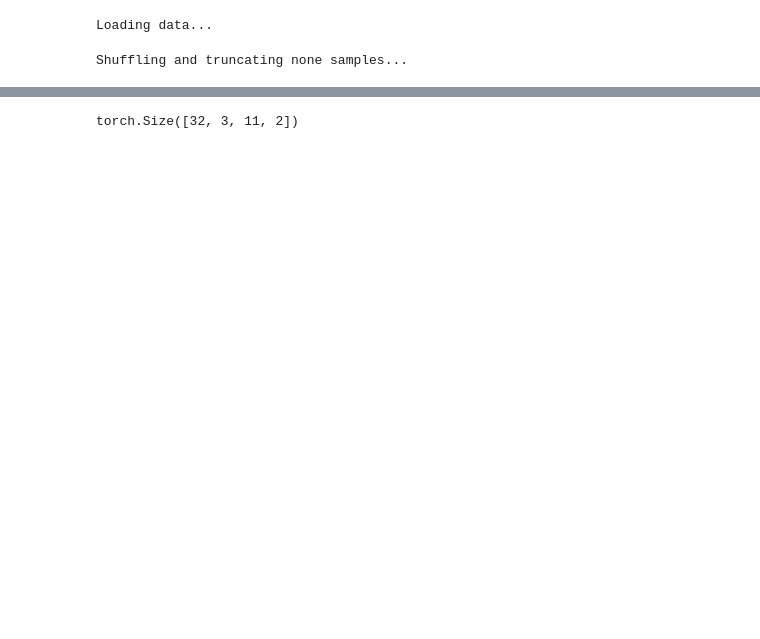
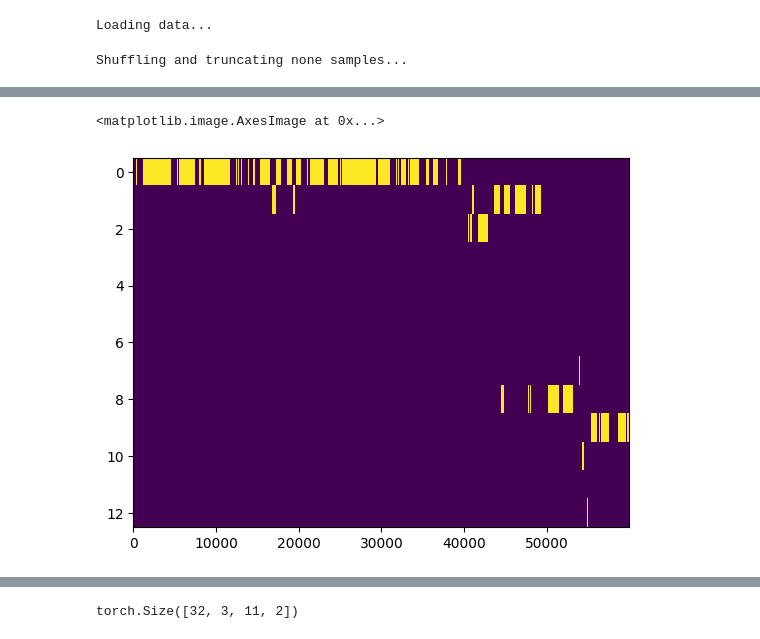
Before and after one commit to MALerLab/ring-leitmotif-detection, a Jupyter notebook: sandbox.ipynb, the cells around one changed output, grey strips where cells are left out. Cells and saved outputs as stored; diff of their text form; code cells hidden in the pictures; blank space fills up the shorter version.

Commit message:
add: yolo additional tests

```diff
--- a/sandbox.ipynb
+++ b/sandbox.ipynb
@@ -42,20 +45,17 @@ train_loader = torch.utils.data.DataLoader(train_set,
                                             shuffle=True,
                                             generator=rng,
                                             collate_fn=collate_fn,
-                                            num_workers=4,
-                                            pin_memory=True,
-                                            pin_memory_device="cuda:0")
+                                            num_workers=0)
 valid_loader = torch.utils.data.DataLoader(valid_set,
                                             batch_size=32,
                                             shuffle=False,
                                             collate_fn = collate_fn,
-                                            num_workers=4,
-                                            pin_memory=True,
-                                            pin_memory_device="cuda:0")
-batch = next(iter(train_loader))
+                                            num_workers=0)
+batch = next(iter(valid_loader))
 # %%
 model = YOLO(C=len(C.MOTIFS), base_hidden=24, dropout=0.4)
-ckpt = torch.load("checkpoints/YOLO/version-base24-do0.4-no_none_last.pt")
+ckpt = torch.load("checkpoints/YOLO/merged-version-base24-do0.4-no_none_pitch0.3_best_epoch111_1.3277.pt")
 model.load_state_dict(ckpt["model"])
+model.to(DEV)
 model.eval()
 # %% [output]
@@ -77,8 +77,3 @@ YOLO(
     (fc2): Linear(in_features=768, out_features=48, bias=True)
   )
 )
-# %%
-with torch.inference_mode():
-    wav, gt = batch
-    pred = model(wav)
-    pred.shape
@@ -88,0 +80,23 @@ torch.Size([32, 3, 11, 16])
+# %%
+targets = []
+preds = []
+with torch.inference_mode():
+    for batch in tqdm(valid_loader, ascii=True):
+        wav, gt = batch
+        pred = model(wav.to(DEV))
+
+        num_frames = gt.shape[1]
+        pred = nms(pred, torch.tensor(C.ANCHORS).to(DEV))
+        for batch_idx, p_boxes in enumerate(pred):
+            targets.append(gt[batch_idx])
+            framewise_pred = torch.zeros_like(gt[batch_idx])
+            for p_box in p_boxes:
+                conf, x, w, c = p_box
+                x_start = int(round((x - w / 2) * num_frames))
+                x_end = int(round((x + w / 2) * num_frames))
+                framewise_pred[x_start:x_end, int(c)] += conf
+            preds.append(framewise_pred)
+
+targets = torch.cat(targets, dim=0)
+preds = torch.cat(preds, dim=0)
+preds /= preds.max()
@@ -88,0 +111,5 @@ torch.Size([32, 3, 11, 16])
+# %%
+plt.imshow(targets[:60000, :].T, aspect="auto", interpolation="none")
+# %% [output]
+<matplotlib.image.AxesImage at 0x...>
+[figure, added]
```
Also changed, not shown: parts of 10 cells of this notebook, 8 other files.
